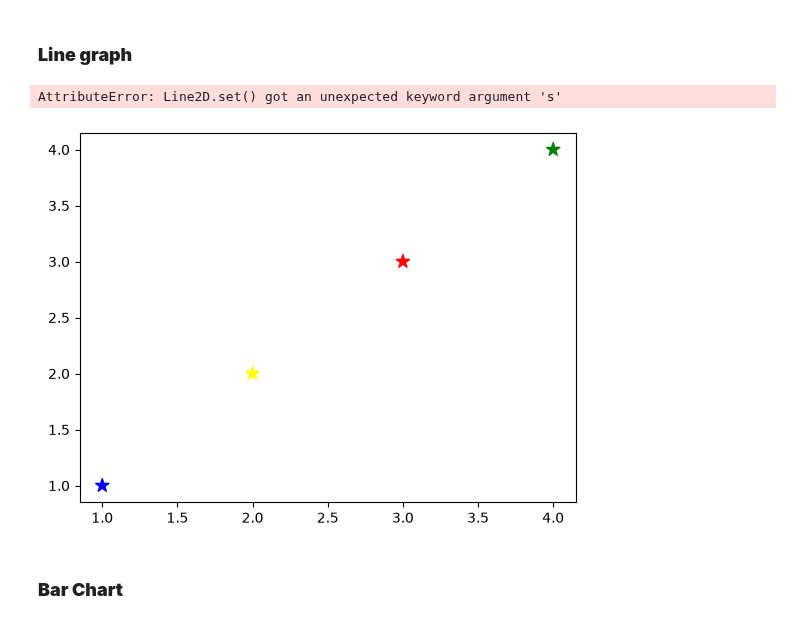
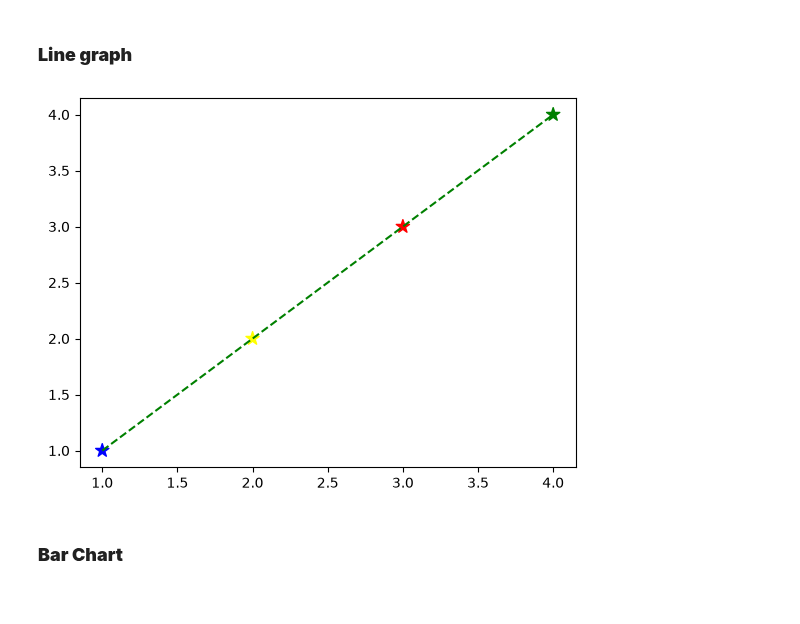
Before and after one commit to Irinejeba/Advanced-Python, a Jupyter notebook: Matplotlib.ipynb, the cells around one changed output. Drawn from its saved outputs; the diff is of its cells as text; code cells hidden in the pictures.

```diff
--- a/Matplotlib.ipynb
+++ b/Matplotlib.ipynb
@@ -32,13 +32,12 @@ plt.show();
 # %%
 x= np.array([1,2,3,4])
 y= np.array([1,2,3,4])
 color =['blue','yellow','red','green']
-plt.scatter(x,y,c=color,marker ='*',s= 100)
-plt.plot(x,y, c='g', linestyle ='-', marker = '*', s=100)
+plt.plot(x,y, c='g', linestyle ='dashed')
+plt.scatter(x,y,c=color,marker="*",s=100)
 plt.show();
 # %% [output]
-AttributeError: Line2D.set() got an unexpected keyword argument 's'
-[figure, old version]
+[figure, new version]
 # %% [markdown]
 ### **Bar Chart**
 # %%
```
Also changed, not shown: parts of 4 cells of this notebook.
